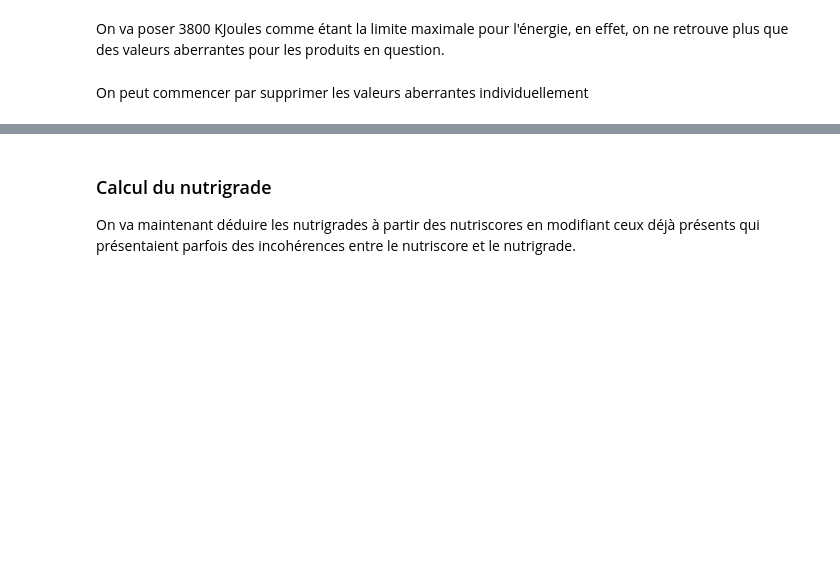
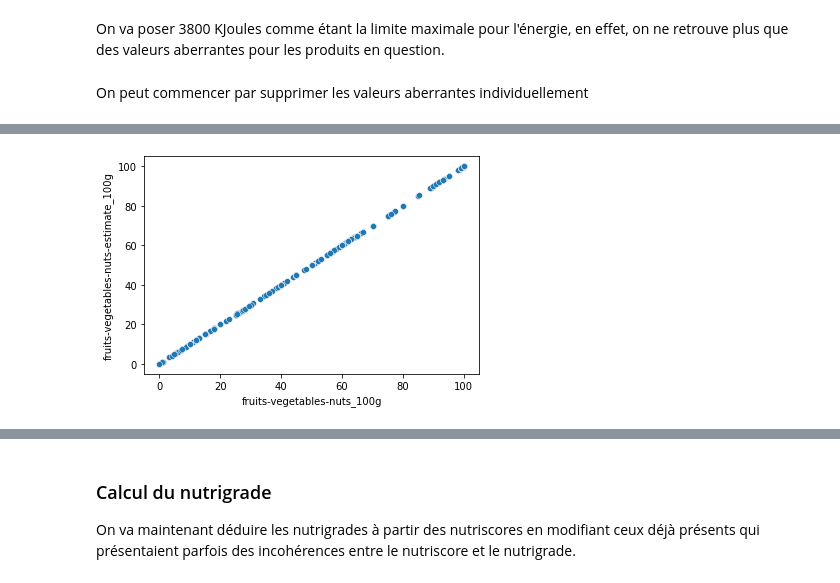
Before and after one commit to TanguyMe/open-food-facts, a Jupyter notebook: notebook/data-cleaning.ipynb, the cells around one changed output, grey strips where cells are left out. Saved outputs shown, nothing was run; the diff lists cells and outputs as text; code cells hidden in the pictures; blank space fills up the shorter version.

```diff
--- a/notebook/data-cleaning.ipynb
+++ b/notebook/data-cleaning.ipynb
@@ -279,0 +288,4 @@ df.shape
+# %%
+ax = sns.scatterplot(x='fruits-vegetables-nuts_100g', y='fruits-vegetables-nuts-estimate_100g', data=df)
+# %% [output]
+[figure, added]
```
Also changed, not shown: parts of 77 cells of this notebook, 1 other file.
